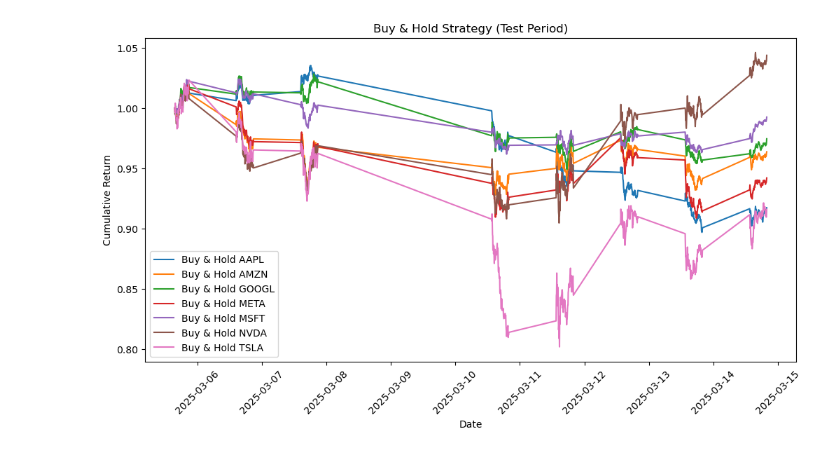
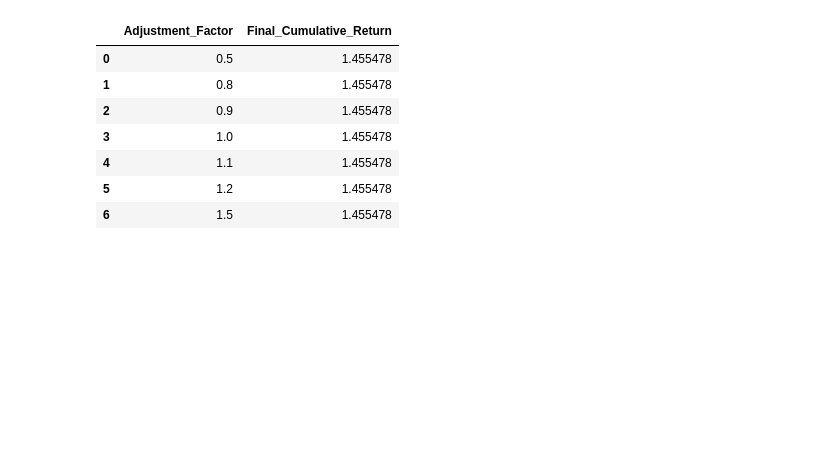
Before and after one commit to onepersonhere/4211-project, a Jupyter notebook: stock/RNN_Prediction_Technical.ipynb, the cells around one changed output. Saved outputs shown, nothing was run; the diff lists cells and outputs as text; code cells hidden in the pictures; blank space fills up the shorter version.

```diff
--- a/stock/RNN_Prediction_Technical.ipynb
+++ b/stock/RNN_Prediction_Technical.ipynb
@@ -524,0 +44,34 @@ Epoch 11/50
+# %%
+# Add return target early for volatility plot
+df['Return'] = df.groupby('Ticker')['Close'].pct_change().shift(-1)
+df.dropna(subset=['Return'], inplace=True)
+
+# Ensure Datetime is a column
+df.reset_index(inplace=True)
+
+# Load both sentiment files
+sent1 = pd.read_csv('aggregated_daily_sentiment_1.csv')
+sent2 = pd.read_csv('aggregated_daily_sentiment_2.csv')
+
+# Combine them in order: part 1 comes before part 2
+sentiment = pd.concat([sent1, sent2], ignore_index=True)
+
+# Rename and parse dates
+sentiment.rename(columns={'Unnamed: 0': 'Date'}, inplace=True)
+sentiment['Date'] = pd.to_datetime(sentiment['Date'])
+
+# Reshape to long format: Date | Ticker | Sentiment
+sentiment = sentiment.melt(id_vars='Date', var_name='Ticker', value_name='Sentiment')
+sentiment['Date'] = sentiment['Date'].dt.normalize()
+sentiment['Date'] = sentiment['Date'].dt.tz_localize(None)
+
+# Prepare stock data date column
+df['Date'] = df['Datetime'].dt.normalize()
+df['Date'] = df['Date'].dt.tz_localize(None)
+
+# Merge daily sentiment into intraday stock data
+df = pd.merge(df, sentiment, how='left', on=['Date', 'Ticker'])
+df.drop(columns='Date', inplace=True)
+
+# Fill any missing sentiment values with neutral (0)
+df['Sentiment'] = df['Sentiment'].fillna(0)
@@ -525,3 +456,3 @@ Epoch 11/50
 # %%
-print(all_trades_df)
+run_sensitivity_analysis(all_trades_df)
 # %% [output]
@@ -545,35 +459,8 @@ print(all_trades_df)
+|  | Adjustment_Factor | Final_Cumulative_Return |
+| 0 | 0.5 | 1.455478 |
+| 1 | 0.8 | 1.455478 |
+| 2 | 0.9 | 1.455478 |
+| 3 | 1.0 | 1.455478 |
+| 4 | 1.1 | 1.455478 |
+| 5 | 1.2 | 1.455478 |
+| 6 | 1.5 | 1.455478 |
-# %%
-# Reload the dataset
-file_path = "./data_with_indicators/stock_prices_5m_with_indicators.csv"
-df, feature_cols = load_and_preprocess_data(file_path)
-
-# Function to plot Buy & Hold strategy for the test period (last 20% of the dataset)
-def plot_buy_and_hold_test_period(df):
-    plt.figure(figsize=(12, 6))
-
-    for ticker in df['Ticker'].unique():
-        df_ticker = df[df['Ticker'] == ticker].sort_values('Datetime')
-
-        # Split data (80% train, 20% test)
-        split_index = int(len(df_ticker) * 0.8)
-        df_test = df_ticker.iloc[split_index:]  # Select last 20%
-
-        if df_test.empty:
-            continue  # Skip if no test data
-
-        initial_price = df_test['Close'].iloc[0]
-        buy_and_hold_returns = df_test['Close'] / initial_price  # Normalize returns
-
-        plt.plot(df_test['Datetime'], buy_and_hold_returns, label=f'Buy & Hold {ticker}')
-
-    plt.xlabel('Date')
-    plt.ylabel('Cumulative Return')
-    plt.title('Buy & Hold Strategy (Test Period)')
-    plt.legend()
-    plt.xticks(rotation=45)
-    plt.show()
-
-# Plot the Buy & Hold strategy for the test period
-plot_buy_and_hold_test_period(df)
-# %% [output]
-[figure, removed]
```
Also changed, not shown: parts of 19 cells of this notebook.
